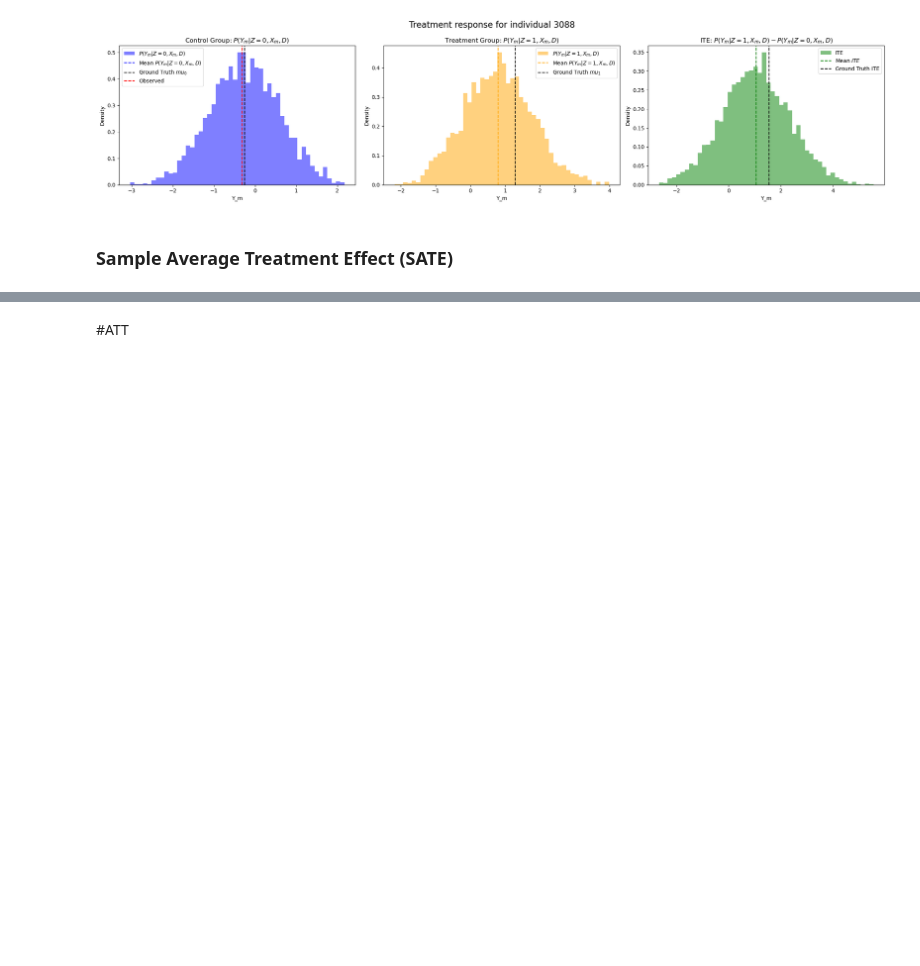
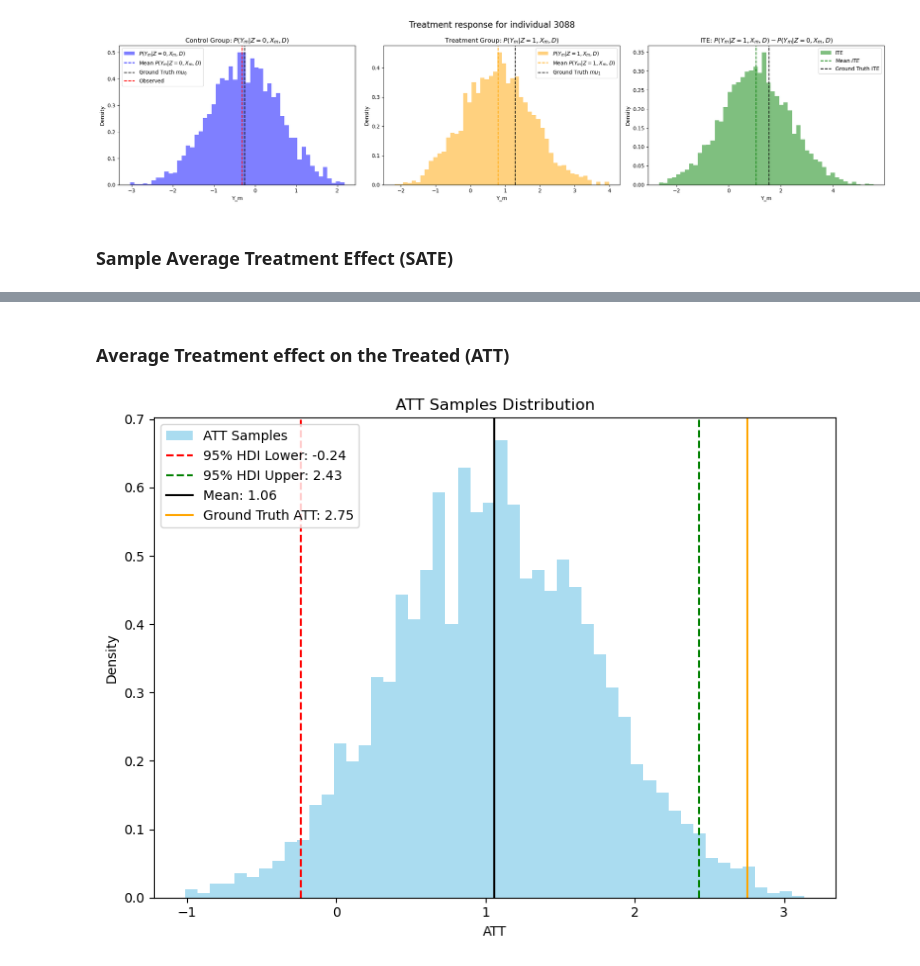
Before and after one commit to DamianPiuselli/Inferencia-Bayesiana-ACIC2016, a Jupyter notebook: rs_bart.ipynb, the cells around one changed output, grey strips where cells are left out. Saved outputs shown, nothing was run; the diff lists cells and outputs as text; code cells hidden in the pictures; blank space fills up the shorter version.

```diff
--- a/rs_bart.ipynb
+++ b/rs_bart.ipynb
@@ -326,2 +336,61 @@ plt.show()
-# %% [markdown]
-#ATT
+# %% [markdown]
+### Average Treatment effect on the Treated (ATT)
+# %%
+# Filtrar los individuos tratados (Z = 1)
+treated_indices = np.where(z == 1)[0]
+
+# Extraer las muestras de mu para los tratados
+pp_att = pp_treated["mu"].values[treated_indices, :] - pp_control["mu"].values[treated_indices, :]
+
+# Calcular el ATT promedio
+att_samples = pp_att.mean(axis=0)
+
+# Calcular el ATT ground truth
+ground_truth_att = (ground_truth.loc[treated_indices, "y1"] - ground_truth.loc[treated_indices, "y0"]).mean()
+
+# Visualizar la distribución de las muestras de ATT
+hdi_bounds_att = az.hdi(att_samples, hdi_prob=0.95)
+
+plt.figure(figsize=(8, 6))
+plt.hist(
+    att_samples,
+    bins=50,
+    density=True,
+    alpha=0.7,
+    color="skyblue",
+    label="ATT Samples",
+)
+plt.axvline(
+    hdi_bounds_att[0],
+    color="red",
+    linestyle="--",
+    label=f"95% HDI Lower: {hdi_bounds_att[0]:.2f}",
+)
+plt.axvline(
+    hdi_bounds_att[1],
+    color="green",
+    linestyle="--",
+    label=f"95% HDI Upper: {hdi_bounds_att[1]:.2f}",
+)
+plt.axvline(
+    att_samples.mean(),
+    color="black",
+    linestyle="-",
+    label=f"Mean: {att_samples.mean():.2f}",
+)
+
+plt.axvline(
+    ground_truth_att,
+    color="orange",
+    linestyle="-",
+    label=f"Ground Truth ATT: {ground_truth_att:.2f}",
+)
+
+plt.title("ATT Samples Distribution")
+plt.xlabel("ATT")
+plt.ylabel("Density")
+plt.legend()
+plt.tight_layout()
+plt.show()
+# %% [output]
+[figure, added]
```
Also changed, not shown: parts of 2 cells of this notebook.
